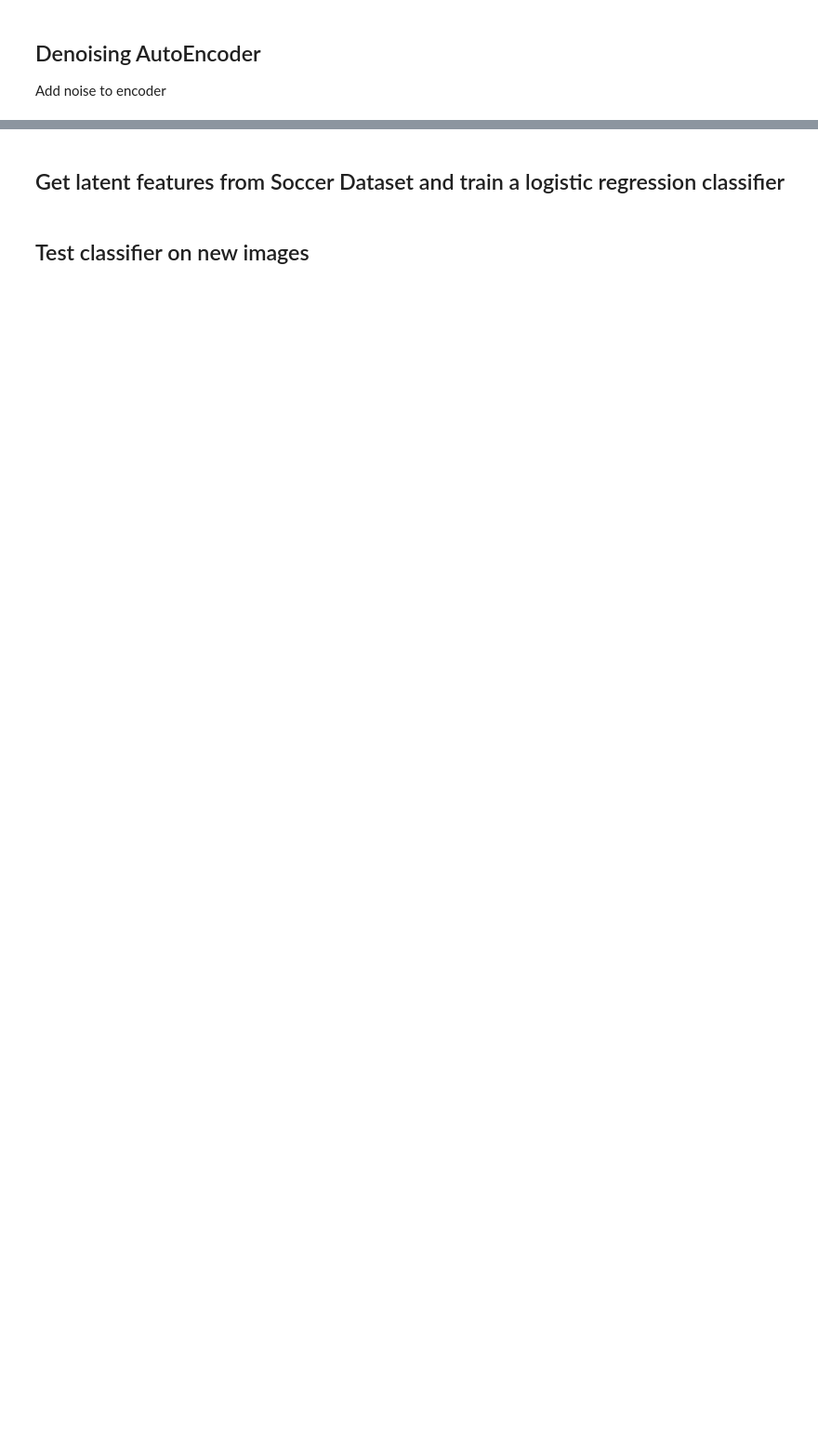
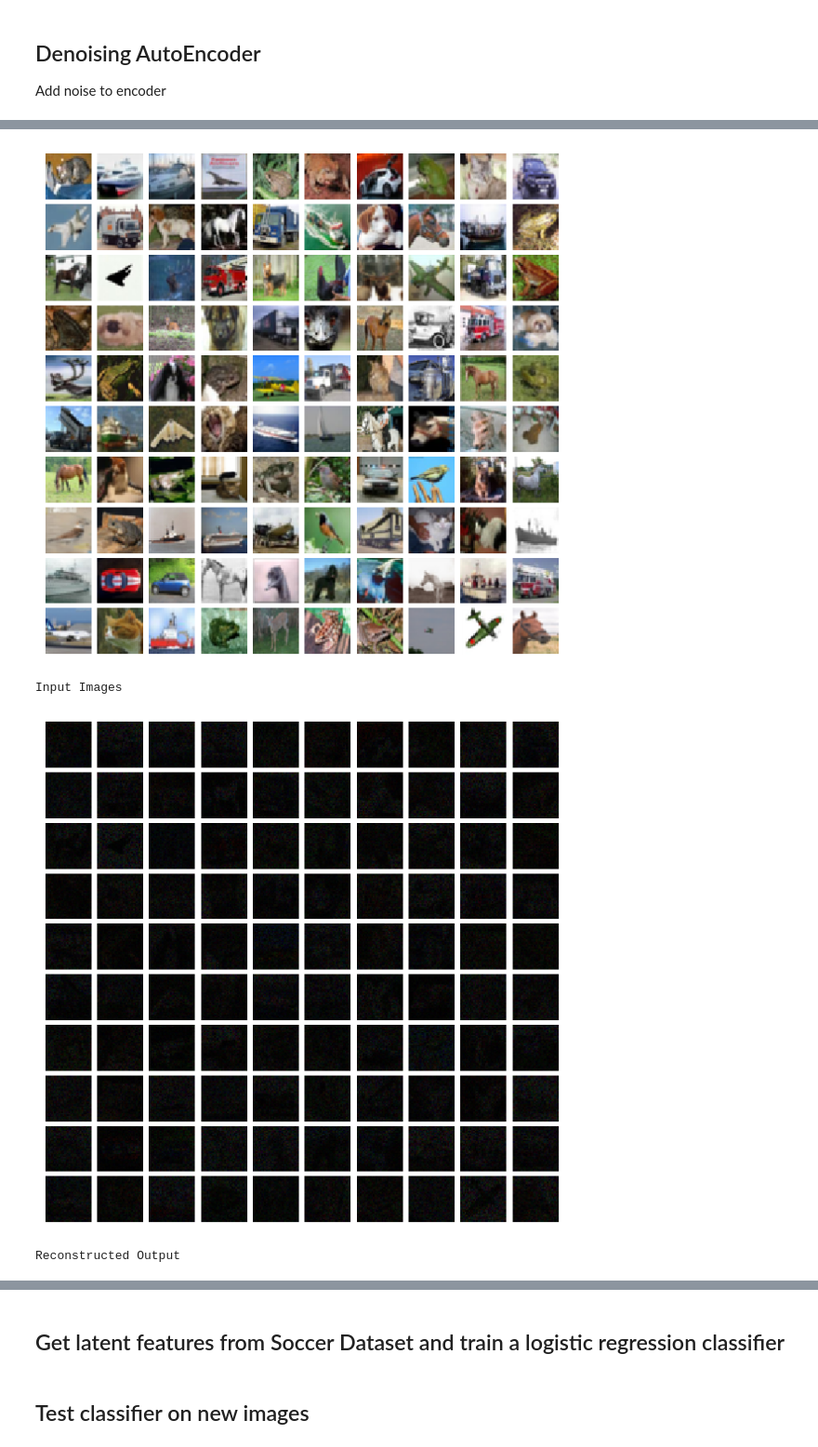
Before and after one commit to MdAsifKhan/cudavision, a Jupyter notebook: Session6/assignment06.ipynb, the cells around one changed output, grey strips where cells are left out. Shown at 93% size. Saved outputs shown, nothing was run; the diff lists cells and outputs as text; code cells hidden in the pictures; blank space fills up the shorter version.

```diff
--- a/Session6/assignment06.ipynb
+++ b/Session6/assignment06.ipynb
@@ -190,11 +166,8 @@ avg / total       0.99      0.99      0.99     10000
 
 Add noise to encoder
 # %%
-# Set Hyperparameters
-epochs = 10
-batch_size = 50
+batch_size = 100
 lr = 0.001
-l2 = 0.0
 optim = 'adam'
 model_epoch = 19
 model_name = 'AutoEncoder_lr_{}_opt_{}_epoch_{}_dae'.format(lr, optim, model_epoch)
@@ -202,6 +175,10 @@ model_name = 'AutoEncoder_lr_{}_opt_{}_epoch_{}_dae'.format(lr, optim, model_epo
 encoder = Encoder(batch_size=batch_size)
 decoder = Decoder(batch_size=batch_size)
 
+if use_gpu:
+    encoder = encoder.cuda()
+    decoder = decoder.cuda()
+
 encoder.load_state_dict(load_model(model_name, key='state_dict_encoder'))
 decoder.load_state_dict(load_model(model_name, key='state_dict_decoder'))
 # %%
@@ -211,22 +227,16 @@ decoder.eval()
 # %%
-trainset = dsets.CIFAR10('./data', train=True, download=True, transform=transforms.ToTensor())
-testset = dsets.CIFAR10('./data', train=False, download=True, transform=transforms.ToTensor())
-classes = ('plane', 'car', 'bird', 'cat', 'deer', 'dog', 'frog', 'horse', 'ship', 'truck')
-
-trainloader = torch.utils.data.DataLoader(trainset, batch_size=batch_size, shuffle=True, num_workers=3)
-testloader = torch.utils.data.DataLoader(testset, batch_size=batch_size, shuffle=False, num_workers=3)
-
-
 for images, labels in testloader:
-    output = encoder.forward(images)
     images_n = torch.mul(images+0.25, 0.1 * torch.rand(batch_size, 3, 32, 32))
-    output = decoder.forward(image_n)
+    if use_gpu:
+        images, labels, images_n = images.cuda(), labels.cuda(), images_n.cuda()
+    output = encoder.forward(images_n)
+    output = decoder.forward(output)
     break
 
 print('Actual Images')
 plot_img(images.detach().cpu().numpy())
 print('Input Images')
 plot_img(images_n.detach().cpu().numpy())
-
 print('Reconstructed Output')
 plot_img(output.detach().cpu().numpy())
+# %% [output]
@@ -232,0 +244,4 @@ plot_img(output.detach().cpu().numpy())
+[figure, added]
+Input Images
+[figure, added]
+Reconstructed Output
```
Also changed, not shown: parts of 30 cells of this notebook.
